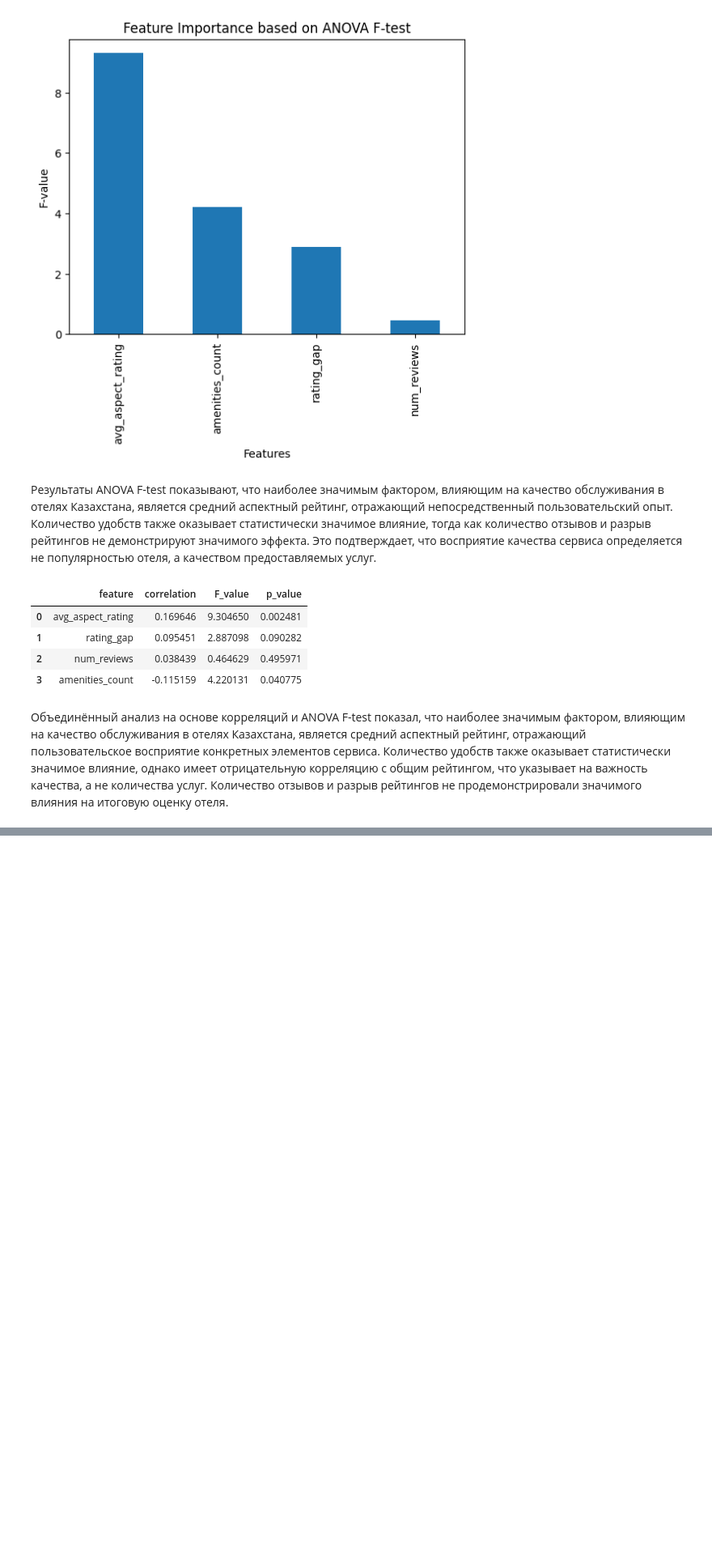
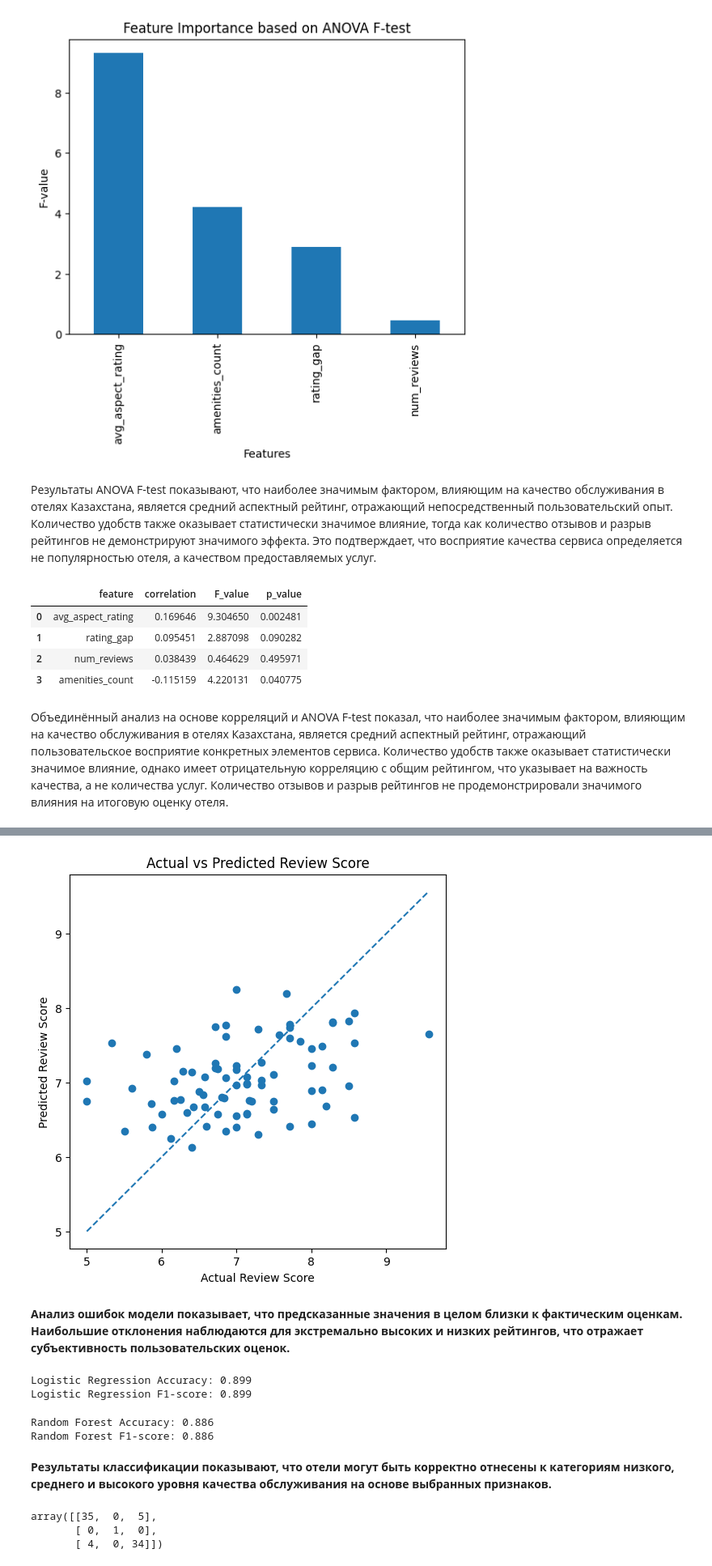
Before and after one commit to moldakasyma/datamining, a Jupyter notebook: Final/Final_mining.ipynb, the cells around one changed output, grey strips where cells are left out. Shown at 81% size. Drawn from its saved outputs; the diff is of its cells as text; code cells hidden in the pictures; blank space fills up the shorter version.

```diff
--- a/Final/Final_mining.ipynb
+++ b/Final/Final_mining.ipynb
@@ -1174,0 +1589,63 @@ feature_ranking
+# %%
+plt.figure(figsize=(6,6))
+plt.scatter(y_test, y_pred_rf)
+plt.plot([y_test.min(), y_test.max()],
+         [y_test.min(), y_test.max()],
+         linestyle="--")
+plt.xlabel("Actual Review Score")
+plt.ylabel("Predicted Review Score")
+plt.title("Actual vs Predicted Review Score")
+plt.show()
+# %% [output]
+[figure, added]
+# %% [markdown]
+**Анализ ошибок модели показывает, что предсказанные значения
+в целом близки к фактическим оценкам. Наибольшие отклонения
+наблюдаются для экстремально высоких и низких рейтингов,
+что отражает субъективность пользовательских оценок.**
+# %%
+scaler = StandardScaler()
+
+X_train_scaled = scaler.fit_transform(X_train_c)
+X_test_scaled = scaler.transform(X_test_c)
+
+log_reg = LogisticRegression(max_iter=1000)
+log_reg.fit(X_train_scaled, y_train_c)
+
+y_pred_log = log_reg.predict(X_test_scaled)
+
+acc_log = accuracy_score(y_test_c, y_pred_log)
+f1_log = f1_score(y_test_c, y_pred_log, average="weighted")
+
+print(f"Logistic Regression Accuracy: {acc_log:.3f}")
+print(f"Logistic Regression F1-score: {f1_log:.3f}")
+# %% [output]
+Logistic Regression Accuracy: 0.899
+Logistic Regression F1-score: 0.899
+# %%
+rf_clf = RandomForestClassifier(n_estimators=200, random_state=42)
+rf_clf.fit(X_train_c, y_train_c)
+
+y_pred_rf_clf = rf_clf.predict(X_test_c)
+
+acc_rf = accuracy_score(y_test_c, y_pred_rf_clf)
+f1_rf = f1_score(y_test_c, y_pred_rf_clf, average="weighted")
+
+print(f"Random Forest Accuracy: {acc_rf:.3f}")
+print(f"Random Forest F1-score: {f1_rf:.3f}")
+# %% [output]
+Random Forest Accuracy: 0.886
+Random Forest F1-score: 0.886
+# %% [markdown]
+**Результаты классификации показывают, что отели могут быть
+корректно отнесены к категориям низкого, среднего и высокого
+уровня качества обслуживания на основе выбранных признаков.**
+# %%
+from sklearn.metrics import confusion_matrix
+
+cm = confusion_matrix(y_test_c, y_pred_rf_clf)
+cm
+# %% [output]
+array([[35,  0,  5],
+       [ 0,  1,  0],
+       [ 4,  0, 34]])
```
Also changed, not shown: parts of 137 cells of this notebook.
